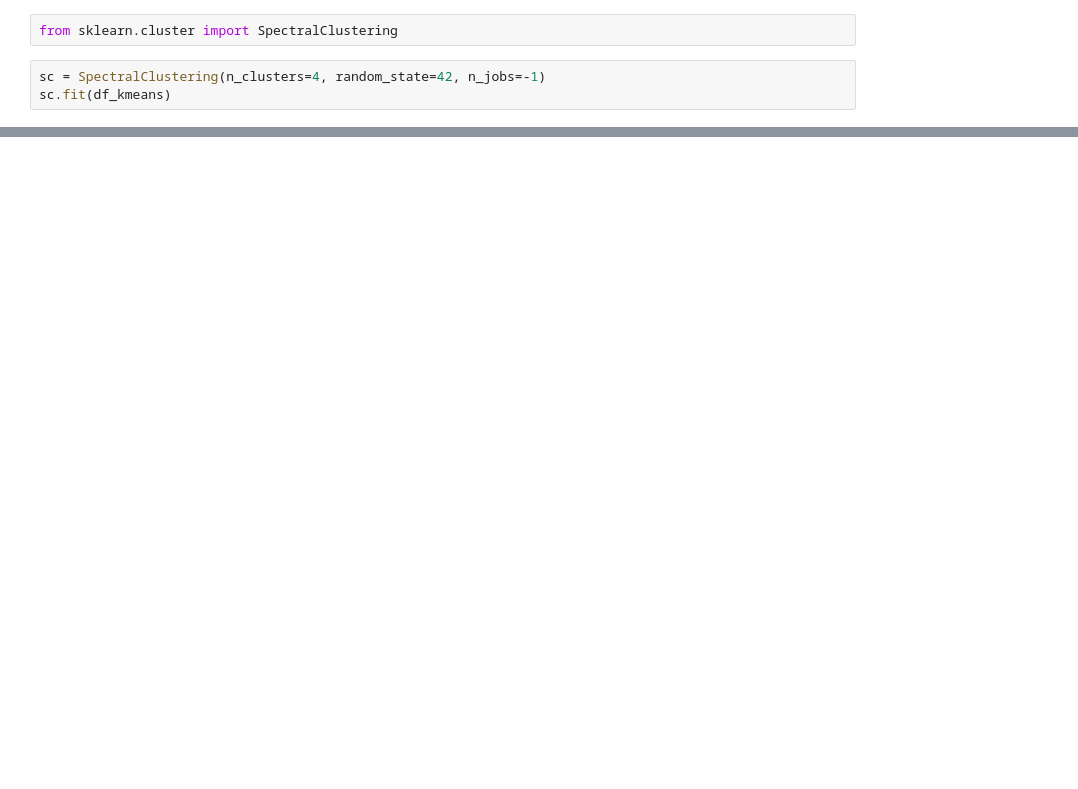
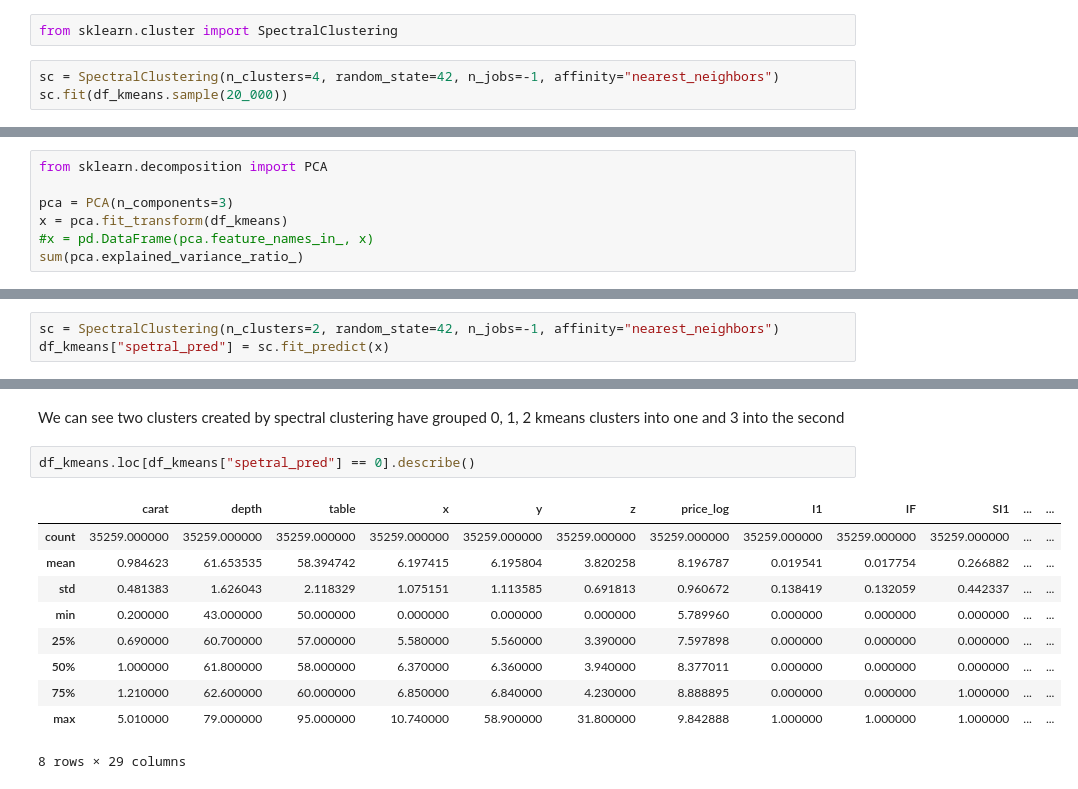
Before and after one commit to PatWieczorek/diamond, a Jupyter notebook: model.ipynb, the cells around one changed output, grey strips where cells are left out. Drawn from its saved outputs; the diff is of its cells as text; blank space fills up the shorter version.

```diff
--- a/model.ipynb
+++ b/model.ipynb
@@ -263,5 +237,5 @@ We will check for the amount of clusters using the Eigengap heuristic.
 # %%
 from sklearn.cluster import SpectralClustering
 # %%
-sc = SpectralClustering(n_clusters=4, random_state=42, n_jobs=-1)
-sc.fit(df_kmeans)
+sc = SpectralClustering(n_clusters=4, random_state=42, n_jobs=-1, affinity="nearest_neighbors")
+sc.fit(df_kmeans.sample(20_000))
@@ -267,0 +249,7 @@ sc.fit(df_kmeans)
+# %%
+from sklearn.decomposition import PCA
+
+pca = PCA(n_components=3)
+x = pca.fit_transform(df_kmeans)
+#x = pd.DataFrame(pca.feature_names_in_, x)
+sum(pca.explained_variance_ratio_)
@@ -267,0 +258,3 @@ sc.fit(df_kmeans)
+# %%
+sc = SpectralClustering(n_clusters=2, random_state=42, n_jobs=-1, affinity="nearest_neighbors")
+df_kmeans["spetral_pred"] = sc.fit_predict(x)
@@ -267,0 +276,15 @@ sc.fit(df_kmeans)
+# %% [markdown]
+We can see two clusters created by spectral clustering have grouped 0, 1, 2  kmeans clusters into one and 3 into the second
+# %%
+df_kmeans.loc[df_kmeans["spetral_pred"] == 0].describe()
+# %% [output]
+|  | carat | depth | table | x | y | z | price_log | I1 | IF | SI1 | ... | ... |
+| count | 35259.000000 | 35259.000000 | 35259.000000 | 35259.000000 | 35259.000000 | 35259.000000 | 35259.000000 | 35259.000000 | 35259.000000 | 35259.000000 | ... | ... |
+| mean | 0.984623 | 61.653535 | 58.394742 | 6.197415 | 6.195804 | 3.820258 | 8.196787 | 0.019541 | 0.017754 | 0.266882 | ... | ... |
+| std | 0.481383 | 1.626043 | 2.118329 | 1.075151 | 1.113585 | 0.691813 | 0.960672 | 0.138419 | 0.132059 | 0.442337 | ... | ... |
+| min | 0.200000 | 43.000000 | 50.000000 | 0.000000 | 0.000000 | 0.000000 | 5.789960 | 0.000000 | 0.000000 | 0.000000 | ... | ... |
+| 25% | 0.690000 | 60.700000 | 57.000000 | 5.580000 | 5.560000 | 3.390000 | 7.597898 | 0.000000 | 0.000000 | 0.000000 | ... | ... |
+| 50% | 1.000000 | 61.800000 | 58.000000 | 6.370000 | 6.360000 | 3.940000 | 8.377011 | 0.000000 | 0.000000 | 0.000000 | ... | ... |
+| 75% | 1.210000 | 62.600000 | 60.000000 | 6.850000 | 6.840000 | 4.230000 | 8.888895 | 0.000000 | 0.000000 | 1.000000 | ... | ... |
+| max | 5.010000 | 79.000000 | 95.000000 | 10.740000 | 58.900000 | 31.800000 | 9.842888 | 1.000000 | 1.000000 | 1.000000 | ... | ... |
+8 rows × 29 columns
```
Also changed, not shown: parts of 14 cells of this notebook.
